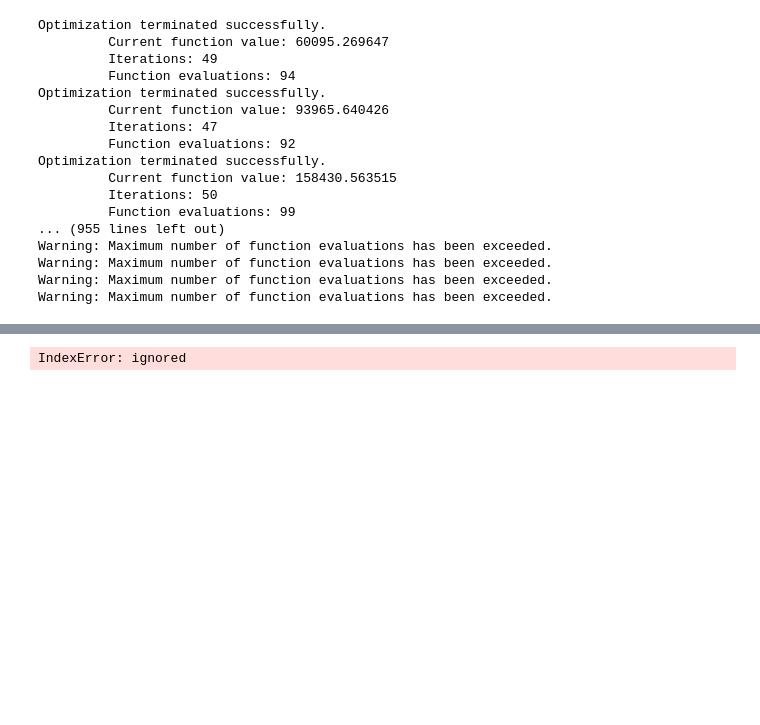
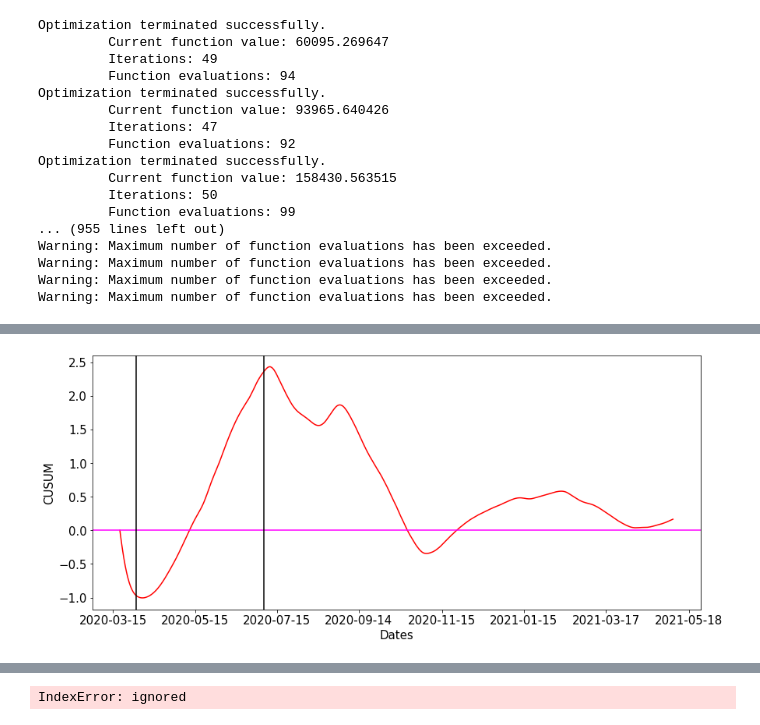
Before and after one commit to OD1992/Python-programs, a Jupyter notebook: Hospi_change_point.ipynb, the cells around one changed output, grey strips where cells are left out. Saved outputs shown, nothing was run; the diff lists cells and outputs as text; code cells hidden in the pictures; blank space fills up the shorter version.

```diff
--- a/Hospi_change_point.ipynb
+++ b/Hospi_change_point.ipynb
@@ -312,0 +340,17 @@ plt.show()
+# %%
+
+max, min = np.argmax(S), np.argmin(S)
+
+plt.figure(figsize=(14,6))
+plt.plot(Dates[d:len(H_smooth_MA)-d], S, color='red')
+plt.axhline(y=0, color="magenta")
+plt.axvline(x=Dates[max] , color="black")
+plt.axvline(x=Dates[min] , color="black")
+plt.xticks(dates_ticks, fontsize=15)
+plt.yticks(fontsize=15)
+plt.xlabel("Dates", fontsize=15)
+plt.ylabel("CUSUM", fontsize=15)
+#plt.legend(['S'], fontsize=15)
+plt.show()
+# %% [output]
+[figure, added]
```
Also changed, not shown: parts of 7 cells of this notebook.
